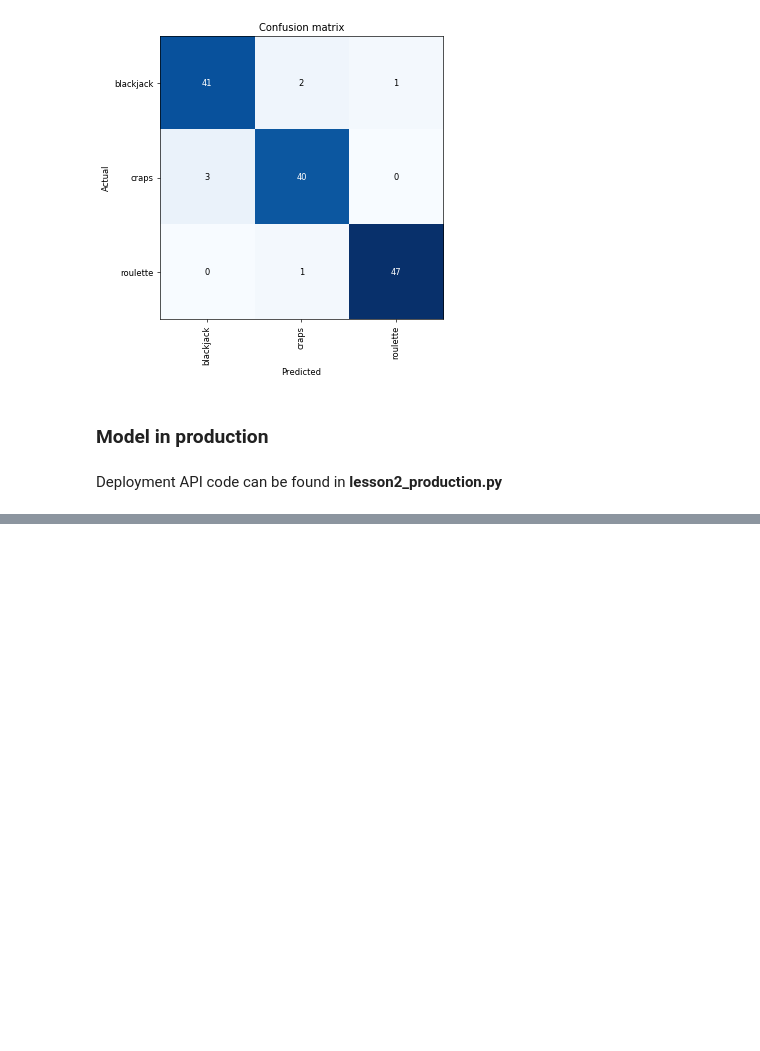
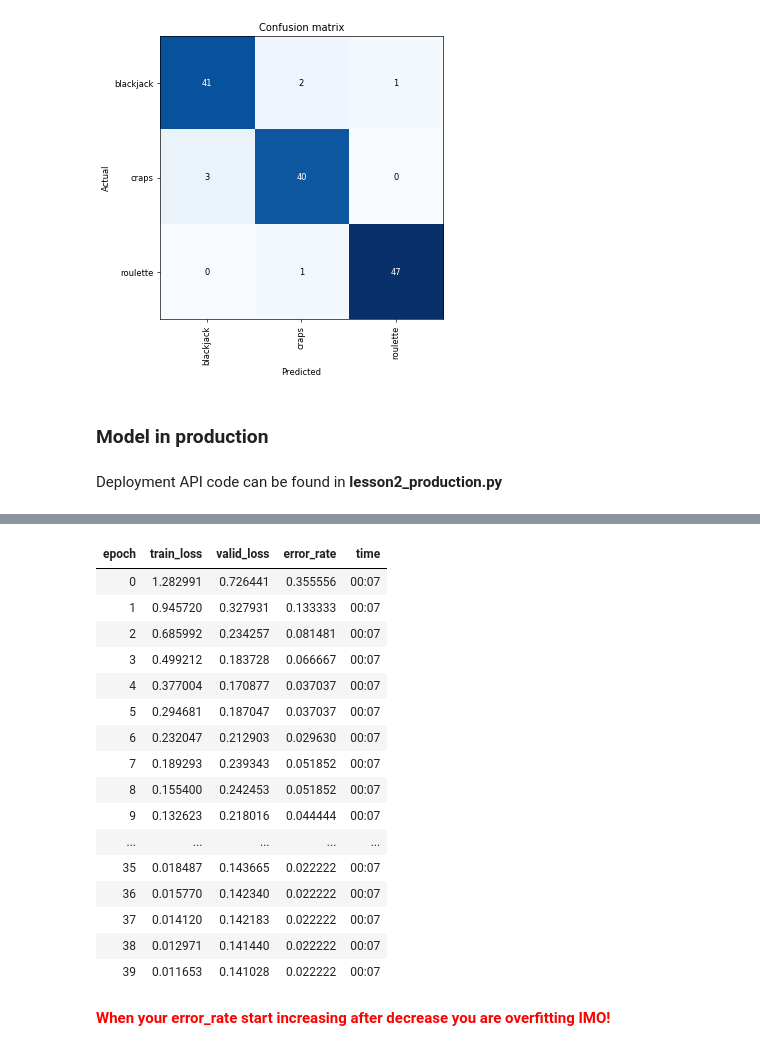
Before and after one commit to mdalvi/fast-ai-lessons, a Jupyter notebook: course-v3/nbs/dl1/lesson2_exercise.ipynb, the cells around one changed output, grey strips where cells are left out. Saved outputs shown, nothing was run; the diff lists cells and outputs as text; code cells hidden in the pictures; blank space fills up the shorter version.

```diff
--- a/course-v3/nbs/dl1/lesson2_exercise.ipynb
+++ b/course-v3/nbs/dl1/lesson2_exercise.ipynb
@@ -343,0 +402,25 @@ Deployment API code can be found in **lesson2_production.py**
+# %%
+learn = cnn_learner(dataset, vision_models.resnet34, metrics=error_rate)
+learn.unfreeze()
+# %%
+learn.fit_one_cycle(40)
+# %% [output]
+| epoch | train_loss | valid_loss | error_rate | time |
+| 0 | 1.282991 | 0.726441 | 0.355556 | 00:07 |
+| 1 | 0.945720 | 0.327931 | 0.133333 | 00:07 |
+| 2 | 0.685992 | 0.234257 | 0.081481 | 00:07 |
+| 3 | 0.499212 | 0.183728 | 0.066667 | 00:07 |
+| 4 | 0.377004 | 0.170877 | 0.037037 | 00:07 |
+| 5 | 0.294681 | 0.187047 | 0.037037 | 00:07 |
+| 6 | 0.232047 | 0.212903 | 0.029630 | 00:07 |
+| 7 | 0.189293 | 0.239343 | 0.051852 | 00:07 |
+| 8 | 0.155400 | 0.242453 | 0.051852 | 00:07 |
+| 9 | 0.132623 | 0.218016 | 0.044444 | 00:07 |
+| ... | ... | ... | ... | ... |
+| 35 | 0.018487 | 0.143665 | 0.022222 | 00:07 |
+| 36 | 0.015770 | 0.142340 | 0.022222 | 00:07 |
+| 37 | 0.014120 | 0.142183 | 0.022222 | 00:07 |
+| 38 | 0.012971 | 0.141440 | 0.022222 | 00:07 |
+| 39 | 0.011653 | 0.141028 | 0.022222 | 00:07 |
+# %% [markdown]
+**<font color="red">When your error_rate start increasing after decrease you are overfitting IMO!</font>**
```
Also changed, not shown: parts of 15 cells of this notebook.
